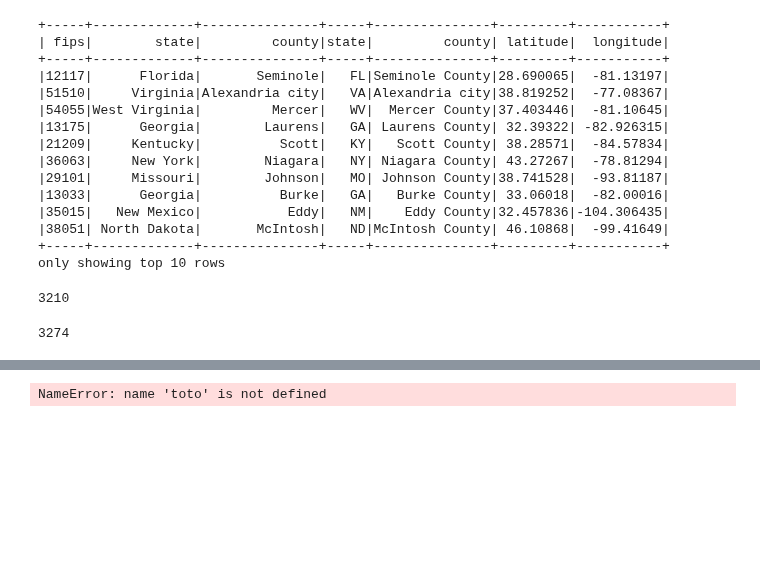
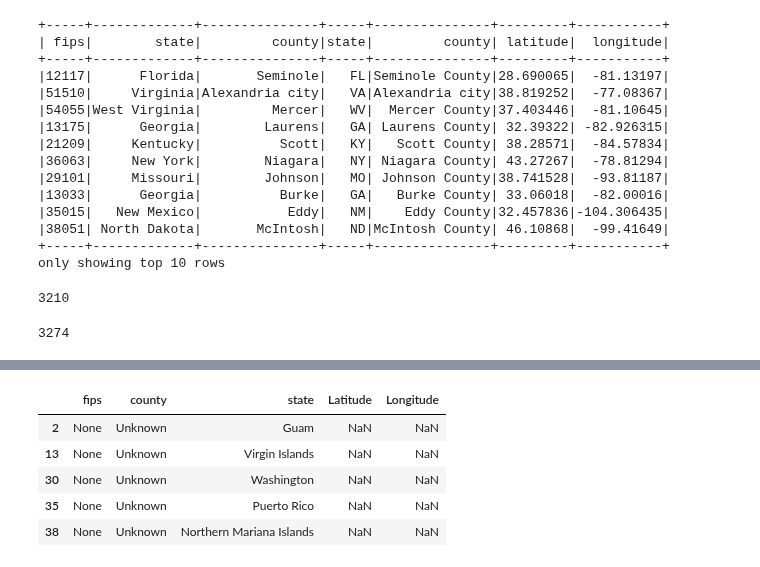
Before and after one commit to severine-baudry/capstone_data_engineer, a Jupyter notebook: location_geography.ipynb, the cells around one changed output, grey strips where cells are left out. Cells and saved outputs as stored; diff of their text form; code cells hidden in the pictures; blank space fills up the shorter version.

```diff
--- a/location_geography.ipynb
+++ b/location_geography.ipynb
@@ -168,4 +150,0 @@ only showing top 20 rows
-# %%
-nyt_notmatched.where(toto.state.contains("ashington")).show()
-# %% [output]
-NameError: name 'toto' is not defined
@@ -174,3 +150,0 @@ states_gps.where(states_gps.State.contains("ashington")).show()
-# %%
-fix_state = udf( lambda x : "Washington" if x == "Washington State" else x )
-states_gps = states_gps.withColumn("State", fix_state(states_gps.State))
@@ -182,0 +151,12 @@ nyt_notmatched_fix1.count()
+# %%
+gps_no_county = df_nyt_notmatched.loc[df_nyt_notmatched["county"] =="Unknown"].merge( states_gps, how = "left", left_on = "state", right_on = "State")
+gps_no_county = gps_no_county[ ["fips", "county", "state_x", "Latitude", "Longitude"] ]\
+    .rename(columns = {"state_x" : "state"})
+gps_no_county[ gps_no_county["Latitude"].isna() | gps_no_county["Longitude"].isna()]
+# %% [output]
+|  | fips | county | state | Latitude | Longitude |
+| 2 | None | Unknown | Guam | NaN | NaN |
+| 13 | None | Unknown | Virgin Islands | NaN | NaN |
+| 30 | None | Unknown | Washington | NaN | NaN |
+| 35 | None | Unknown | Puerto Rico | NaN | NaN |
+| 38 | None | Unknown | Northern Mariana Islands | NaN | NaN |
```
Also changed, not shown: parts of 16 cells of this notebook.
